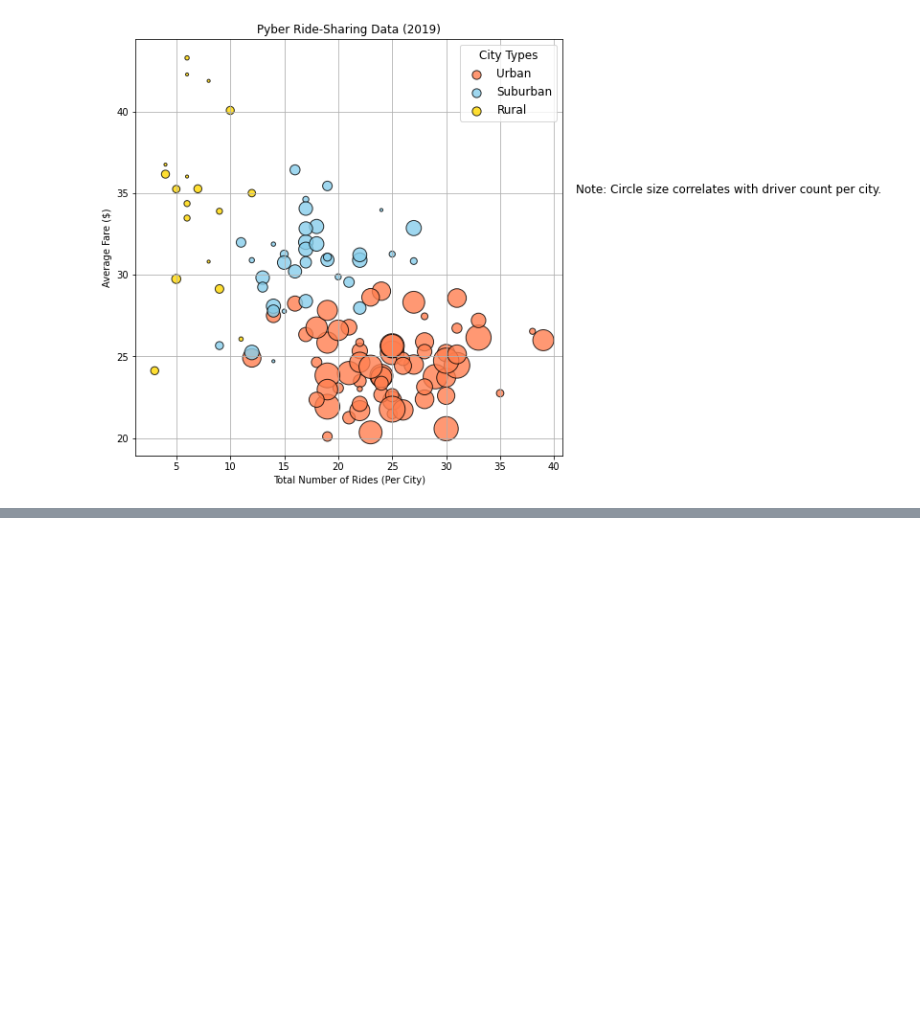
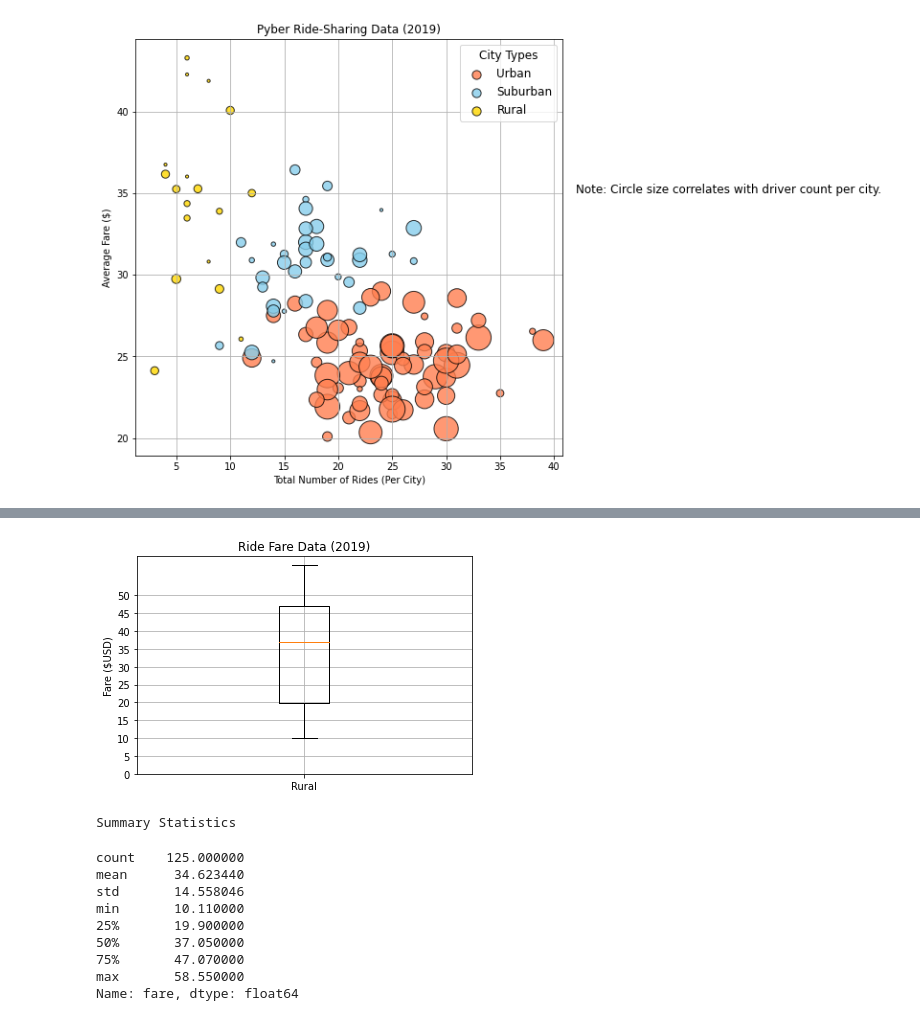
Before and after one commit to Jimmy-1310/PyBer_Analysis, a Jupyter notebook: PyBer.ipynb, the cells around one changed output, grey strips where cells are left out. Saved outputs shown, nothing was run; the diff lists cells and outputs as text; code cells hidden in the pictures; blank space fills up the shorter version.

```diff
--- a/PyBer.ipynb
+++ b/PyBer.ipynb
@@ -224,0 +406,25 @@ plt.show()
+# %%
+#Box and whispers plot ride fare data rural
+rural_fares=rural_cities_df["fare"]
+x_label=["Rural"]
+fig,ax=plt.subplots()
+ax.boxplot(rural_fares,labels=x_label)
+ax.set_title("Ride Fare Data (2019)")
+ax.set_ylabel("Fare ($USD)")
+ax.set_yticks(np.arange(0,51,step=5))
+ax.grid()
+plt.show()
+print("Summary Statistics")
+rural_fares.describe()
+# %% [output]
+[figure, added]
+Summary Statistics
+count    125.000000
+mean      34.623440
+std       14.558046
+min       10.110000
+25%       19.900000
+50%       37.050000
+75%       47.070000
+max       58.550000
+Name: fare, dtype: float64
```
Also changed, not shown: parts of 20 cells of this notebook, 3 other files.
